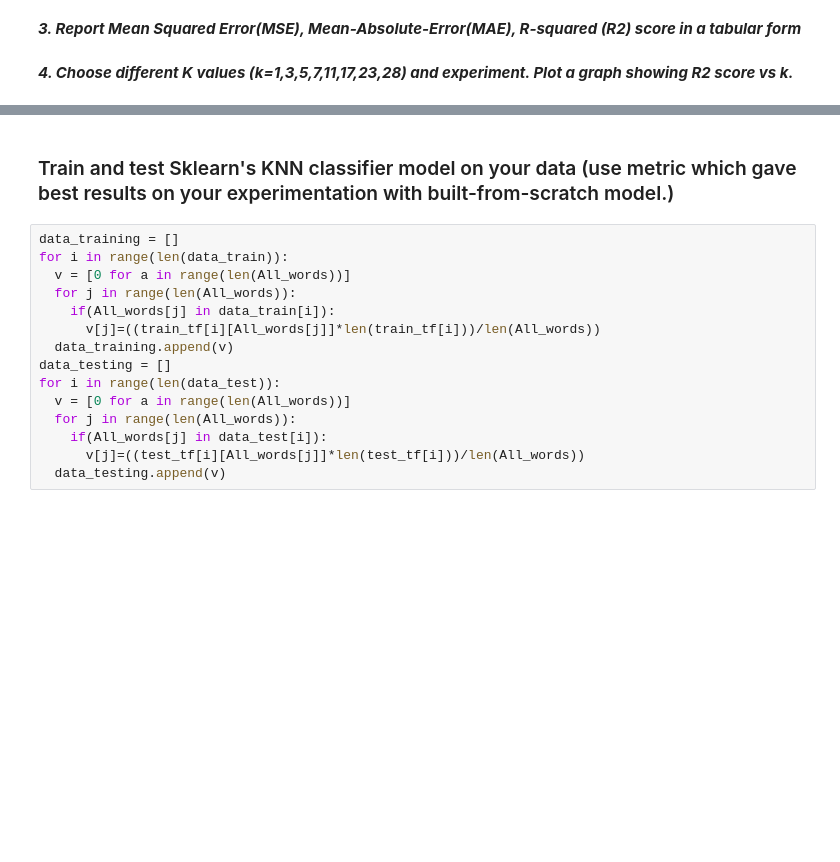
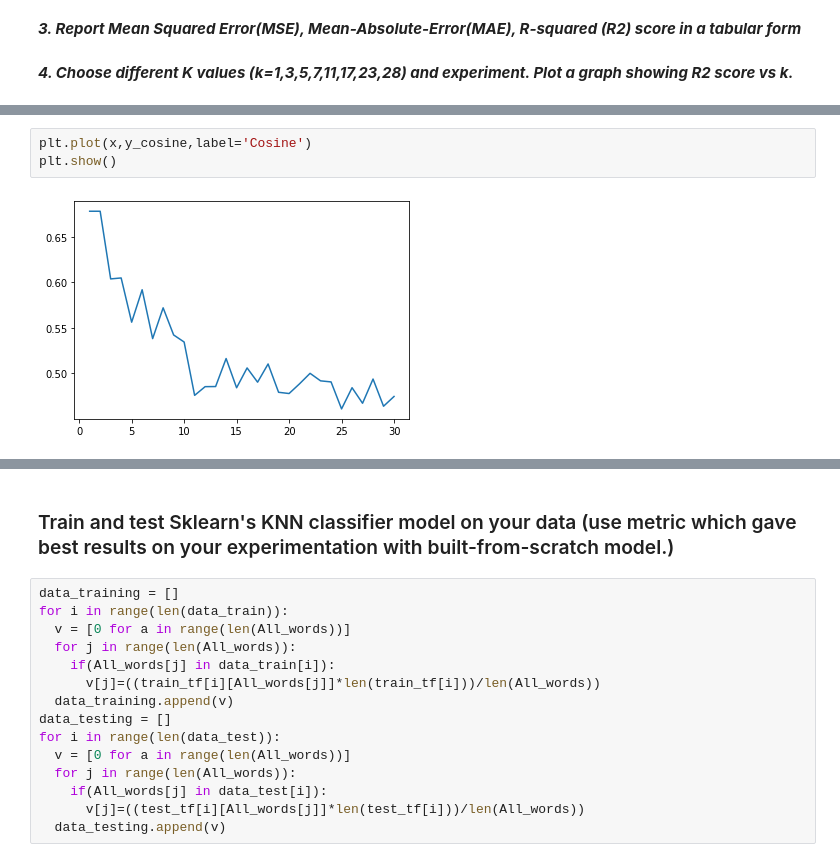
Before and after one commit to AbhinavChowdaryM98/KNN-And-Collaberative-Filtering, a Jupyter notebook: 2019101109_Assignment1_Question3.ipynb, the cells around one changed output, grey strips where cells are left out. Drawn from its saved outputs; the diff is of its cells as text; blank space fills up the shorter version.

```diff
--- a/2019101109_Assignment1_Question3.ipynb
+++ b/2019101109_Assignment1_Question3.ipynb
@@ -286,0 +288,5 @@ plt.show()
+# %%
+plt.plot(x,y_cosine,label='Cosine')
+plt.show()
+# %% [output]
+[figure, added]
```
Also changed, not shown: parts of 7 cells of this notebook.
